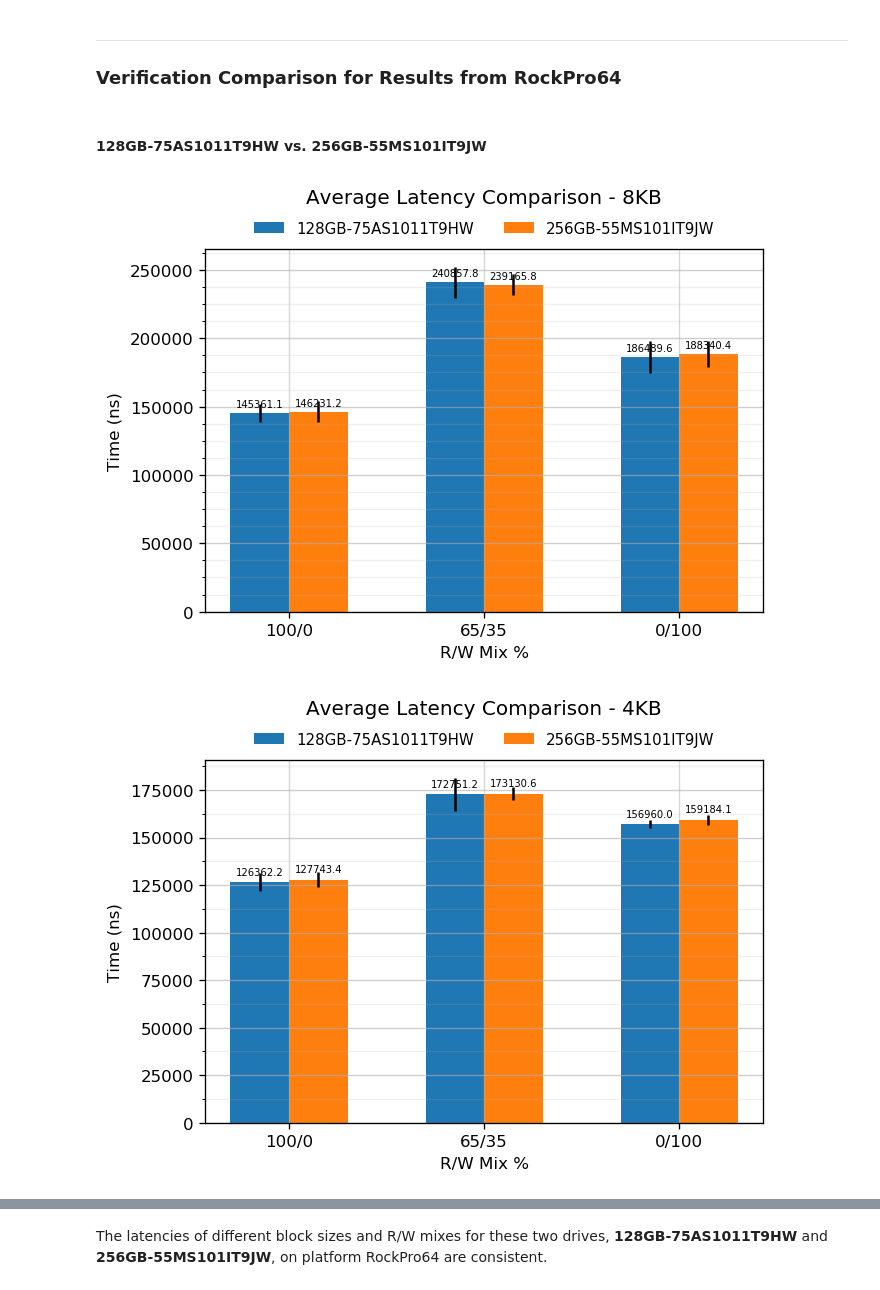
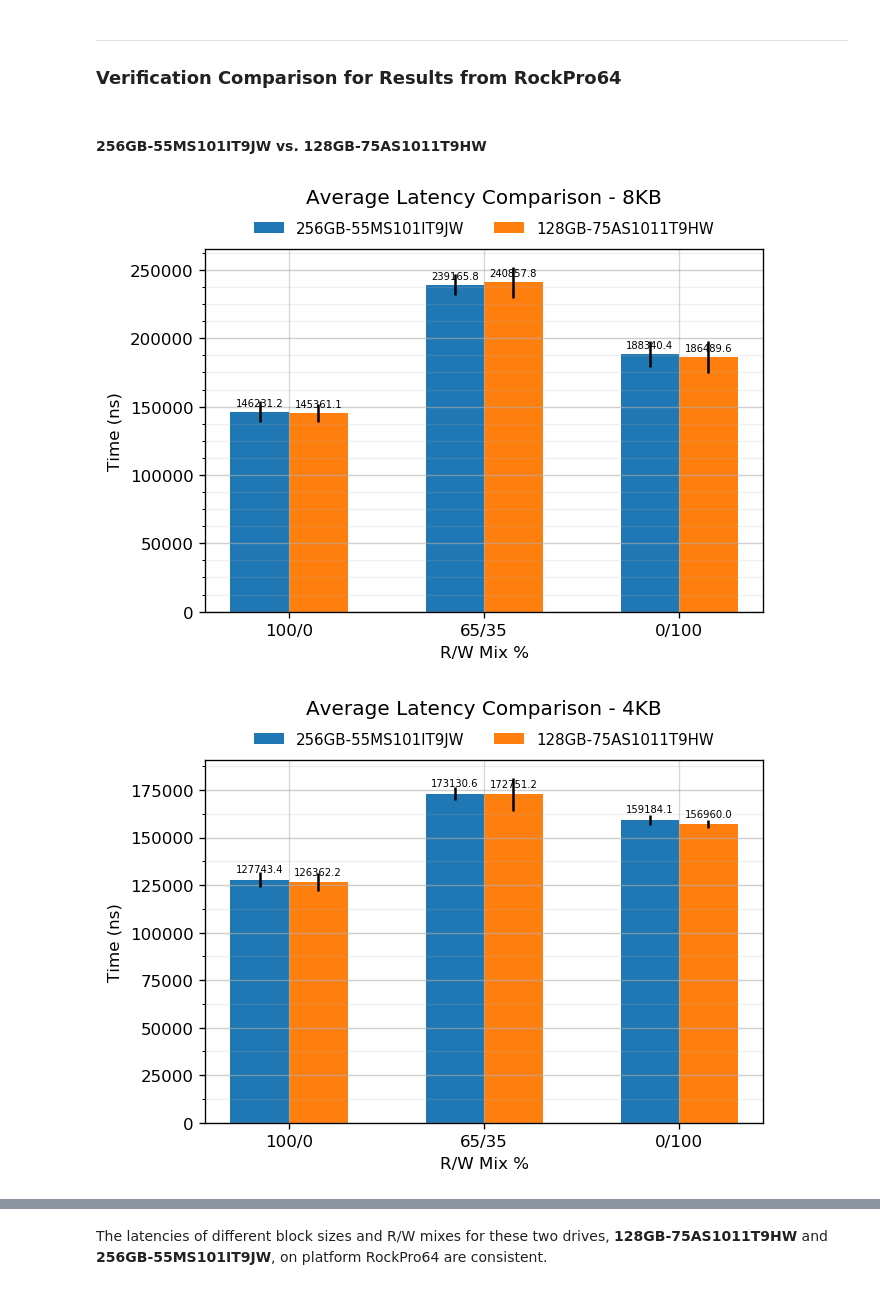
Before and after one commit to ljishen/SSSPT, a Jupyter notebook: analysis/notebooks/lat_comparison.ipynb, the cells around one changed output, grey strips where cells are left out. Drawn from its saved outputs; the diff is of its cells as text; code cells hidden in the pictures.

```diff
--- a/analysis/notebooks/lat_comparison.ipynb
+++ b/analysis/notebooks/lat_comparison.ipynb
@@ -145,12 +145,12 @@ plot_lat_comp({
 ---
 ### Verification Comparison for Results from **RockPro64**
 # %% [markdown]
-#### 128GB-75AS1011T9HW vs. 256GB-55MS101IT9JW
+#### 256GB-55MS101IT9JW vs. 128GB-75AS1011T9HW
 # %%
 plot_lat_comp({
-    '128GB-75AS1011T9HW': 'rockpro64/lat/2',
-    '256GB-55MS101IT9JW': 'rockpro64/lat/1'
+    '256GB-55MS101IT9JW': 'rockpro64/lat/1',
+    '128GB-75AS1011T9HW': 'rockpro64/lat/2'
 })
 # %% [output]
-[figure, old version]
+[figure, new version]
-[figure, old version]
+[figure, new version]
```
Also changed, not shown: parts of 3 cells of this notebook, 1 other file.
